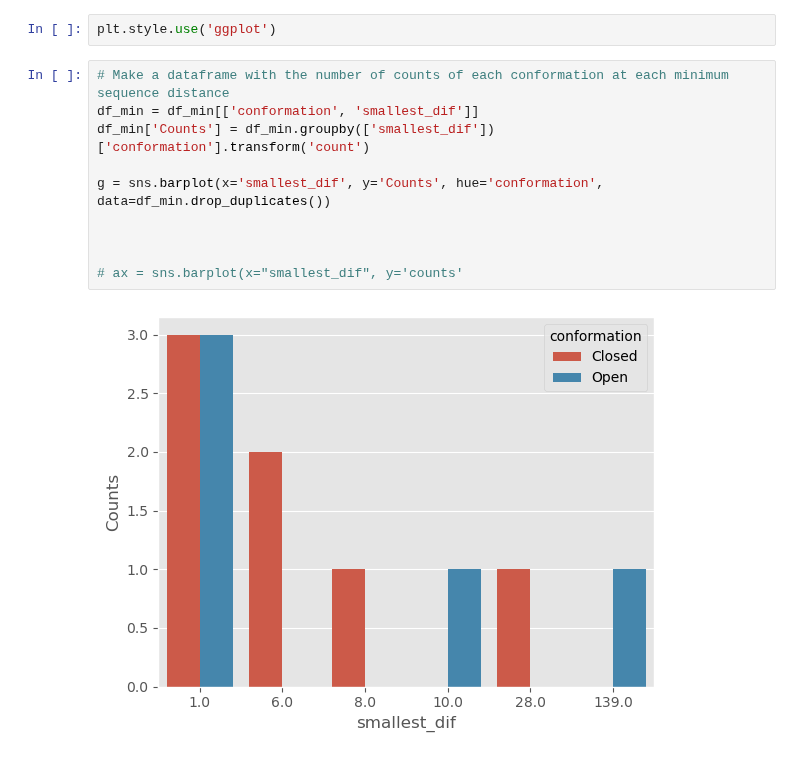
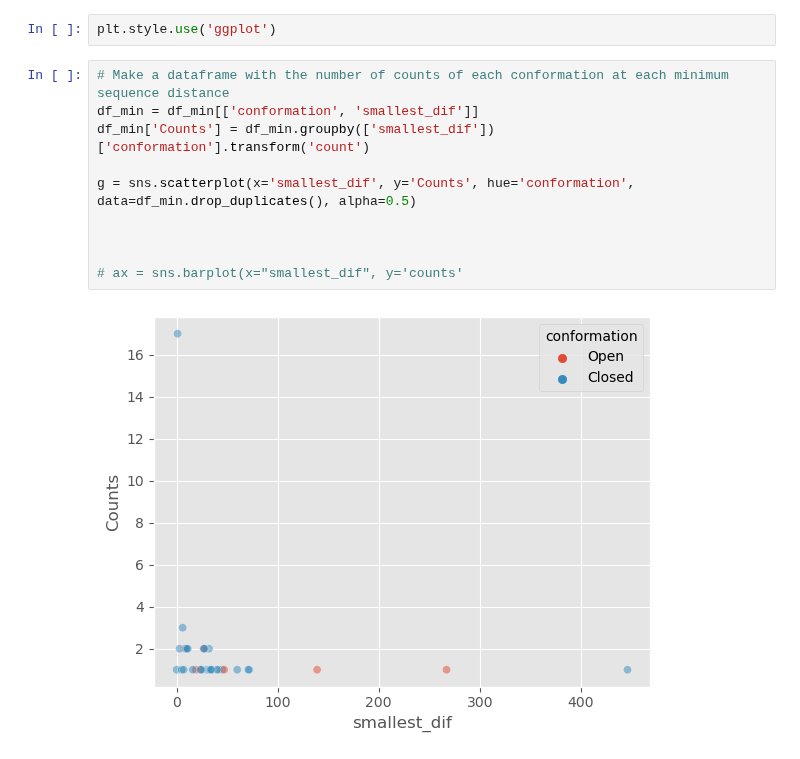
Before and after one commit to jpigles/alphafold-rmsd, a Jupyter notebook: seq_dist_correlations.ipynb, the cells around one changed output. Cells and saved outputs as stored; diff of their text form.

```diff
--- a/seq_dist_correlations.ipynb
+++ b/seq_dist_correlations.ipynb
@@ -17,15 +96,15 @@ plt.style.use('ggplot')
 # %%
 # Make a dataframe with the number of counts of each conformation at each minimum sequence distance
 df_min = df_min[['conformation', 'smallest_dif']]
 df_min['Counts'] = df_min.groupby(['smallest_dif'])['conformation'].transform('count')
 
-g = sns.barplot(x='smallest_dif', y='Counts', hue='conformation', data=df_min.drop_duplicates())
+g = sns.scatterplot(x='smallest_dif', y='Counts', hue='conformation', data=df_min.drop_duplicates(), alpha=0.5)
 
 
 
 # ax = sns.barplot(x="smallest_dif", y='counts'
 # %% [output]
-[figure, old version]
+[figure, new version]
 # %%
 df_num = df[['mean_pae_1_2', 'smallest_dif']].astype('float')
 df_no_outlier = df_num[df_num['smallest_dif'] < 100.0]
```
Also changed, not shown: parts of 2 cells of this notebook, 10 other files.
